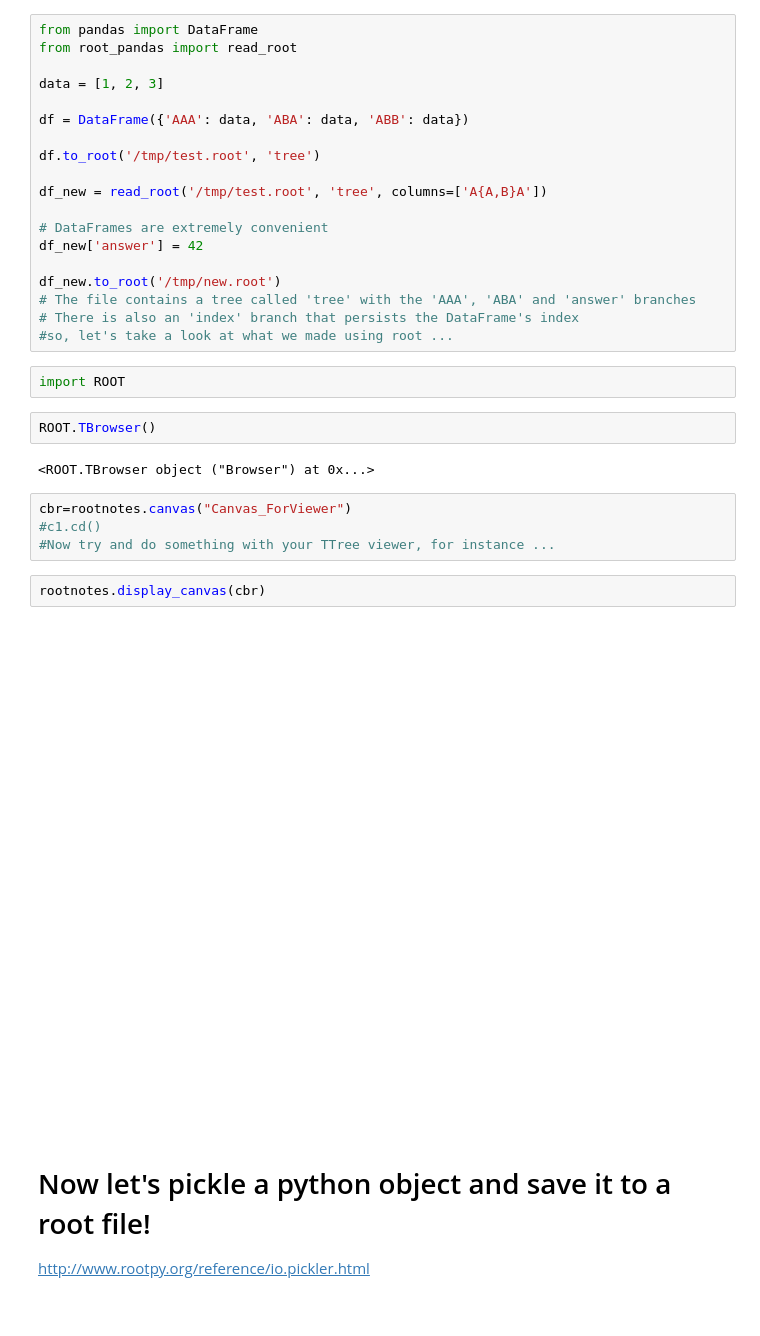
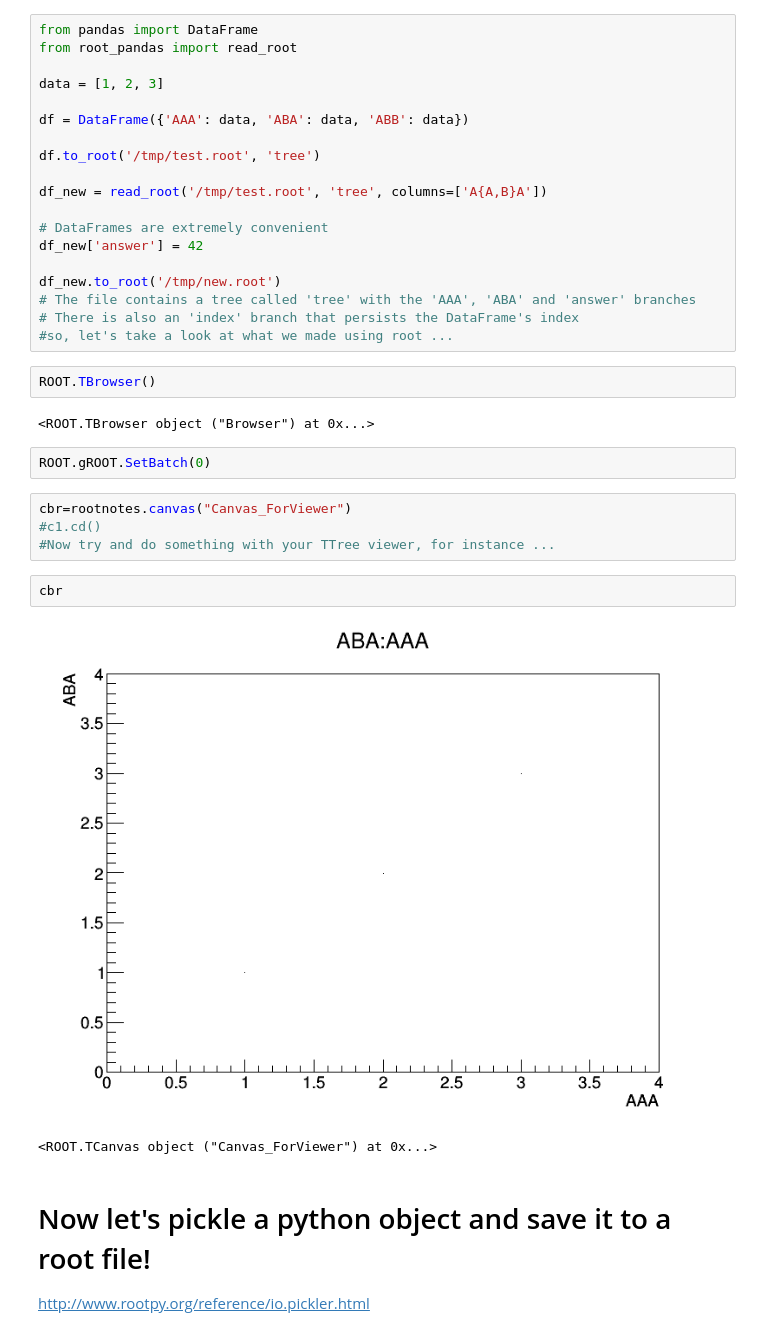
Before and after one commit to KaveIO/KaveToolbox, a Jupyter notebook: examples/rootnotes.ipynb, the cells around one changed output. Saved outputs shown, nothing was run; the diff lists cells and outputs as text.

```diff
--- a/examples/rootnotes.ipynb
+++ b/examples/rootnotes.ipynb
@@ -74,20 +101,21 @@ df_new.to_root('/tmp/new.root')
 # The file contains a tree called 'tree' with the 'AAA', 'ABA' and 'answer' branches
 # There is also an 'index' branch that persists the DataFrame's index
 #so, let's take a look at what we made using root ...
-# %%
-import ROOT
 # %%
 ROOT.TBrowser()
 # %% [output]
 <ROOT.TBrowser object ("Browser") at 0x...>
+# %%
+ROOT.gROOT.SetBatch(0)
 # %%
 cbr=rootnotes.canvas("Canvas_ForViewer")
 #c1.cd()
 #Now try and do something with your TTree viewer, for instance ...
-# %%
-rootnotes.display_canvas(cbr)
-# %% [output]
-[figure, removed]
+# %%
+cbr
+# %% [output]
+[figure, added]
+<ROOT.TCanvas object ("Canvas_ForViewer") at 0x...>
 # %% [markdown]
 # Now let's pickle a python object and save it to a root file!
 http://www.rootpy.org/reference/io.pickler.html
```
Also changed, not shown: parts of 8 cells of this notebook, 1 other file.
